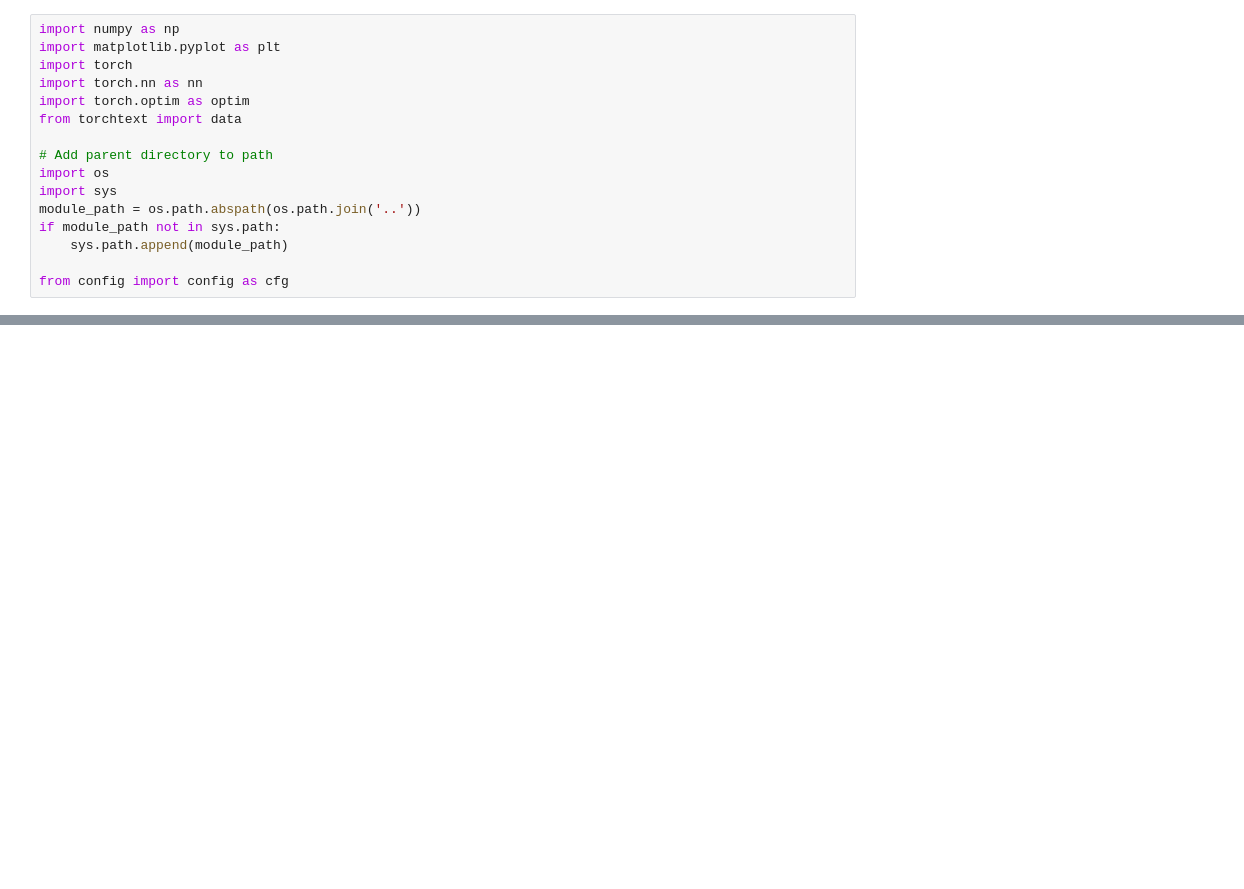
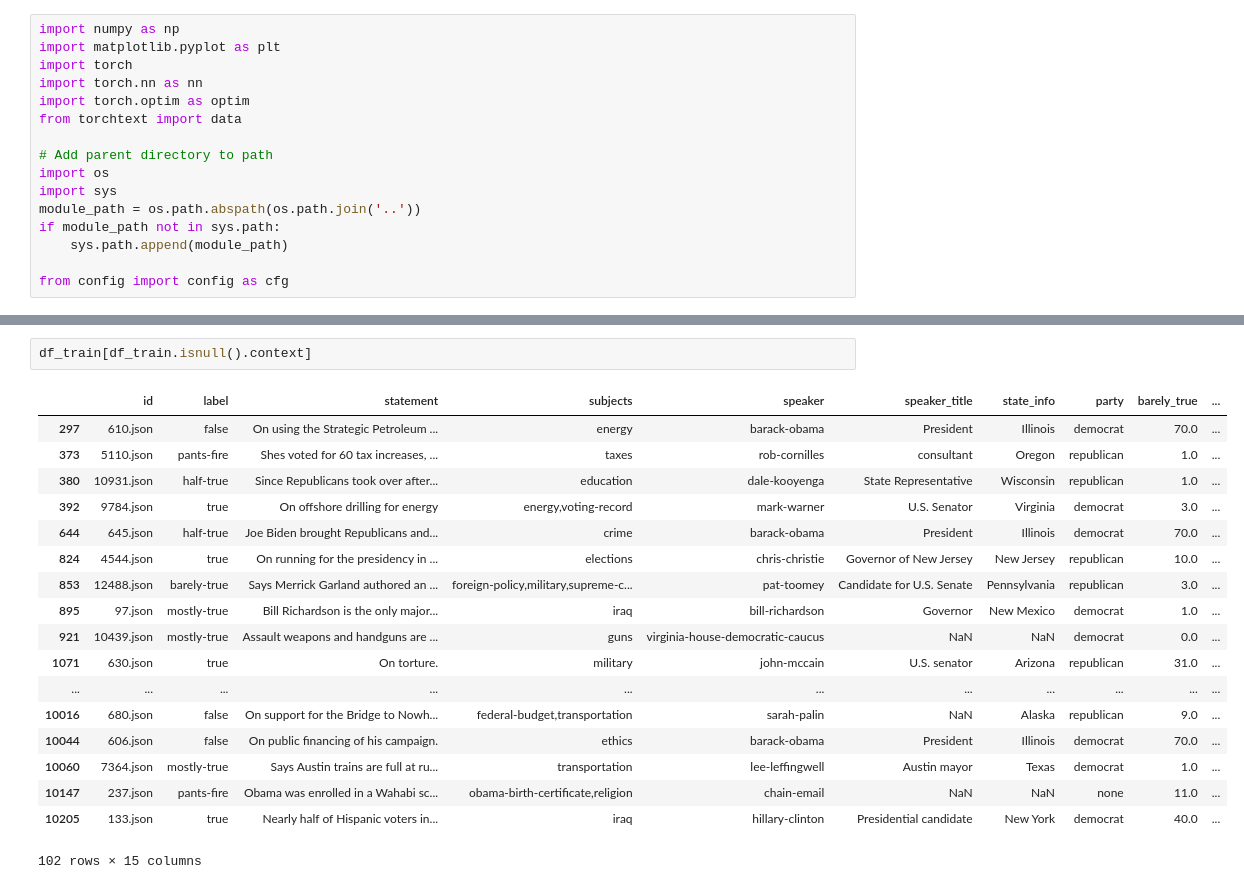
Before and after one commit to rshwndsz/fake-news-classifier, a Jupyter notebook: notebooks/visualize.ipynb, the cells around one changed output, grey strips where cells are left out. Drawn from its saved outputs; the diff is of its cells as text; blank space fills up the shorter version.

```diff
--- a/notebooks/visualize.ipynb
+++ b/notebooks/visualize.ipynb
@@ -21,0 +95,21 @@ SUBJECTS, SPEAKER, SPEAKER_TITLE = data.Field(sequential=False)*3
+# %%
+df_train[df_train.isnull().context]
+# %% [output]
+|  | id | label | statement | subjects | speaker | speaker_title | state_info | party | barely_true | ... |
+| 297 | 610.json | false | On using the Strategic Petroleum ... | energy | barack-obama | President | Illinois | democrat | 70.0 | ... |
+| 373 | 5110.json | pants-fire | Shes voted for 60 tax increases, ... | taxes | rob-cornilles | consultant | Oregon | republican | 1.0 | ... |
+| 380 | 10931.json | half-true | Since Republicans took over after... | education | dale-kooyenga | State Representative | Wisconsin | republican | 1.0 | ... |
+| 392 | 9784.json | true | On offshore drilling for energy | energy,voting-record | mark-warner | U.S. Senator | Virginia | democrat | 3.0 | ... |
+| 644 | 645.json | half-true | Joe Biden brought Republicans and... | crime | barack-obama | President | Illinois | democrat | 70.0 | ... |
+| 824 | 4544.json | true | On running for the presidency in ... | elections | chris-christie | Governor of New Jersey | New Jersey | republican | 10.0 | ... |
+| 853 | 12488.json | barely-true | Says Merrick Garland authored an ... | foreign-policy,military,supreme-c... | pat-toomey | Candidate for U.S. Senate | Pennsylvania | republican | 3.0 | ... |
+| 895 | 97.json | mostly-true | Bill Richardson is the only major... | iraq | bill-richardson | Governor | New Mexico | democrat | 1.0 | ... |
+| 921 | 10439.json | mostly-true | Assault weapons and handguns are ... | guns | virginia-house-democratic-caucus | NaN | NaN | democrat | 0.0 | ... |
+| 1071 | 630.json | true | On torture. | military | john-mccain | U.S. senator | Arizona | republican | 31.0 | ... |
+| ... | ... | ... | ... | ... | ... | ... | ... | ... | ... | ... |
+| 10016 | 680.json | false | On support for the Bridge to Nowh... | federal-budget,transportation | sarah-palin | NaN | Alaska | republican | 9.0 | ... |
+| 10044 | 606.json | false | On public financing of his campaign. | ethics | barack-obama | President | Illinois | democrat | 70.0 | ... |
+| 10060 | 7364.json | mostly-true | Says Austin trains are full at ru... | transportation | lee-leffingwell | Austin mayor | Texas | democrat | 1.0 | ... |
+| 10147 | 237.json | pants-fire | Obama was enrolled in a Wahabi sc... | obama-birth-certificate,religion | chain-email | NaN | NaN | none | 11.0 | ... |
+| 10205 | 133.json | true | Nearly half of Hispanic voters in... | iraq | hillary-clinton | Presidential candidate | New York | democrat | 40.0 | ... |
+102 rows × 15 columns
```
Also changed, not shown: parts of 27 cells of this notebook, 1 other file.
